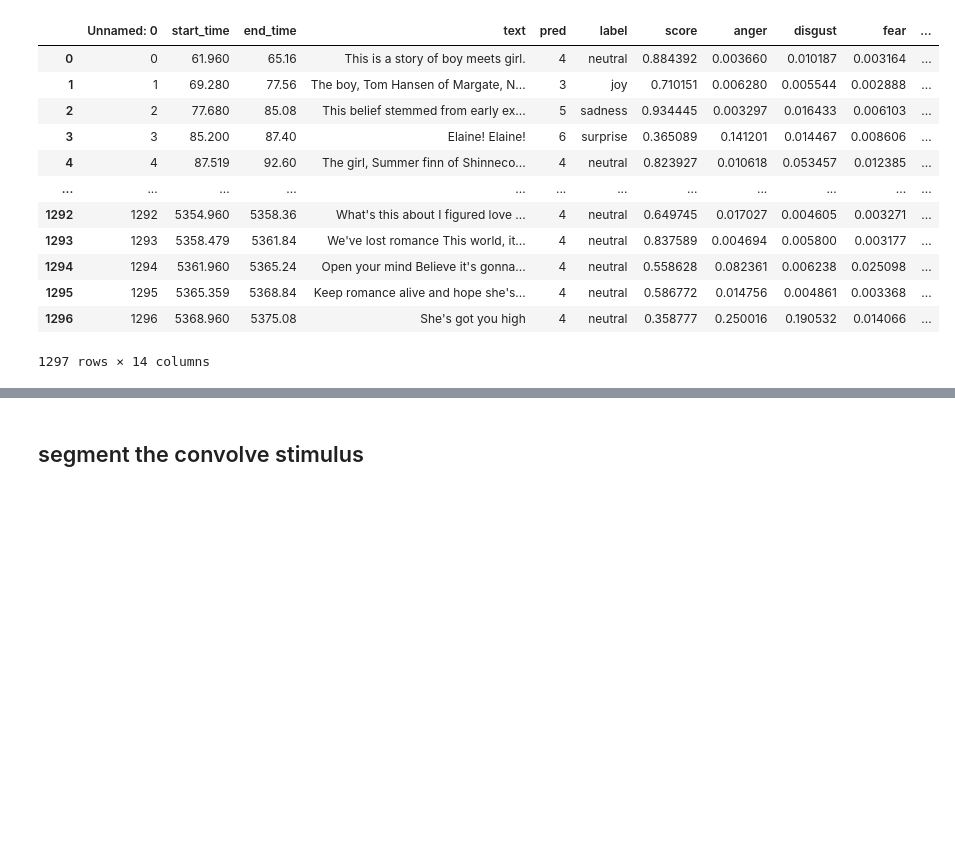
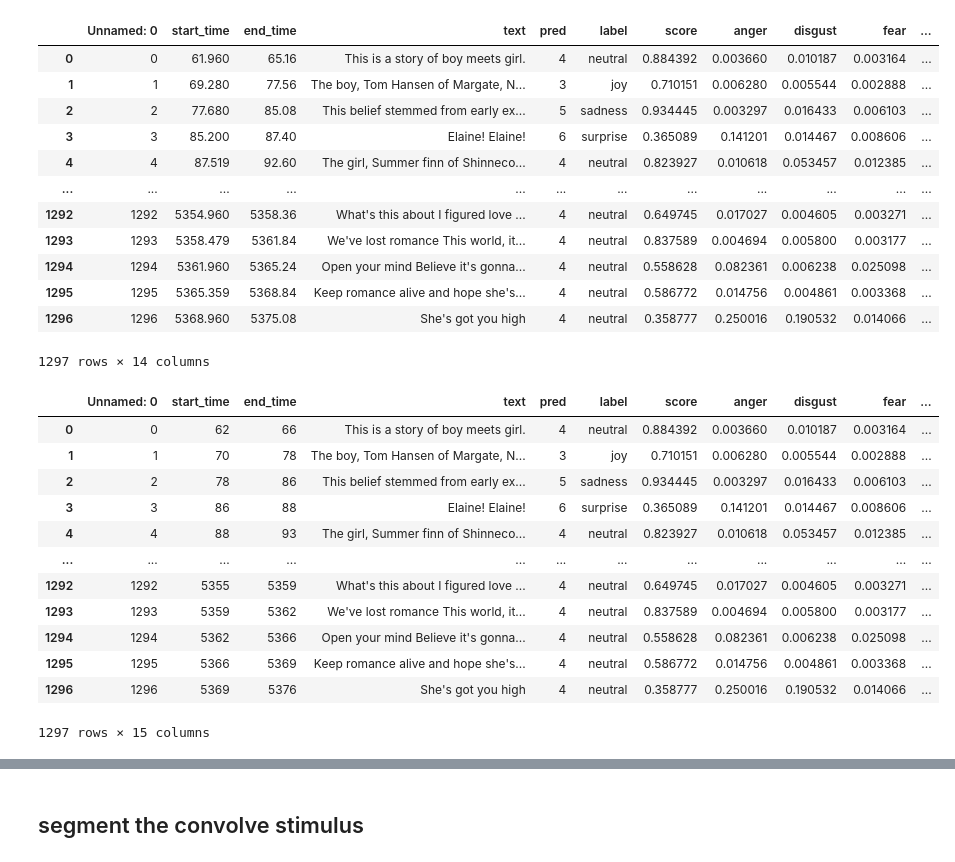
Before and after one commit to Jirapong2442/fMRI-Emotion-Analysis, a Jupyter notebook: get_regressor.ipynb, the cells around one changed output, grey strips where cells are left out. Cells and saved outputs as stored; diff of their text form; code cells hidden in the pictures; blank space fills up the shorter version.

```diff
--- a/get_regressor.ipynb
+++ b/get_regressor.ipynb
@@ -31,4 +31,19 @@ df
 # %%
 df['start_time'] = list(map(lambda x: math.ceil(x), df['start_time'] ))
 df['end_time']  = list(map(lambda x: math.ceil(x), df['end_time'] ))
 df['diff'] = np.diff(df.iloc[:,1:3])
+df
+# %% [output]
+|  | Unnamed: 0 | start_time | end_time | text | pred | label | score | anger | disgust | fear | ... |
+| 0 | 0 | 62 | 66 | This is a story of boy meets girl. | 4 | neutral | 0.884392 | 0.003660 | 0.010187 | 0.003164 | ... |
+| 1 | 1 | 70 | 78 | The boy, Tom Hansen of Margate, N... | 3 | joy | 0.710151 | 0.006280 | 0.005544 | 0.002888 | ... |
+| 2 | 2 | 78 | 86 | This belief stemmed from early ex... | 5 | sadness | 0.934445 | 0.003297 | 0.016433 | 0.006103 | ... |
+| 3 | 3 | 86 | 88 | Elaine! Elaine! | 6 | surprise | 0.365089 | 0.141201 | 0.014467 | 0.008606 | ... |
+| 4 | 4 | 88 | 93 | The girl, Summer finn of Shinneco... | 4 | neutral | 0.823927 | 0.010618 | 0.053457 | 0.012385 | ... |
+| ... | ... | ... | ... | ... | ... | ... | ... | ... | ... | ... | ... |
+| 1292 | 1292 | 5355 | 5359 | What's this about I figured love ... | 4 | neutral | 0.649745 | 0.017027 | 0.004605 | 0.003271 | ... |
+| 1293 | 1293 | 5359 | 5362 | We've lost romance This world, it... | 4 | neutral | 0.837589 | 0.004694 | 0.005800 | 0.003177 | ... |
+| 1294 | 1294 | 5362 | 5366 | Open your mind Believe it's gonna... | 4 | neutral | 0.558628 | 0.082361 | 0.006238 | 0.025098 | ... |
+| 1295 | 1295 | 5366 | 5369 | Keep romance alive and hope she's... | 4 | neutral | 0.586772 | 0.014756 | 0.004861 | 0.003368 | ... |
+| 1296 | 1296 | 5369 | 5376 | She's got you high | 4 | neutral | 0.358777 | 0.250016 | 0.190532 | 0.014066 | ... |
+1297 rows × 15 columns
```
Also changed, not shown: parts of 15 cells of this notebook, 1 other file.
